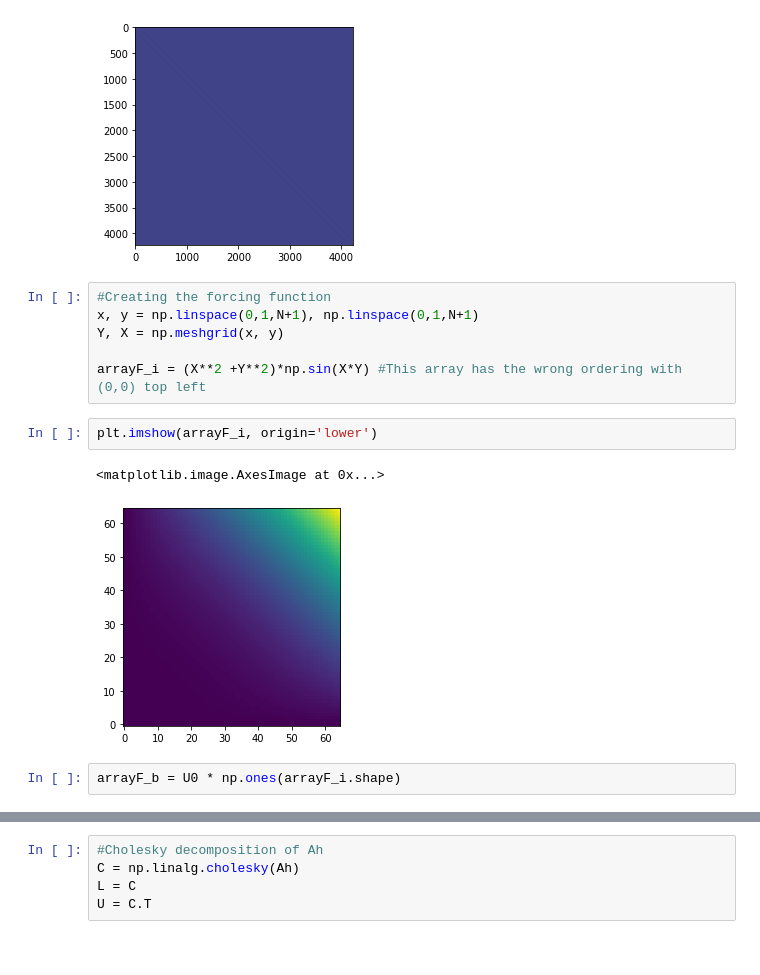
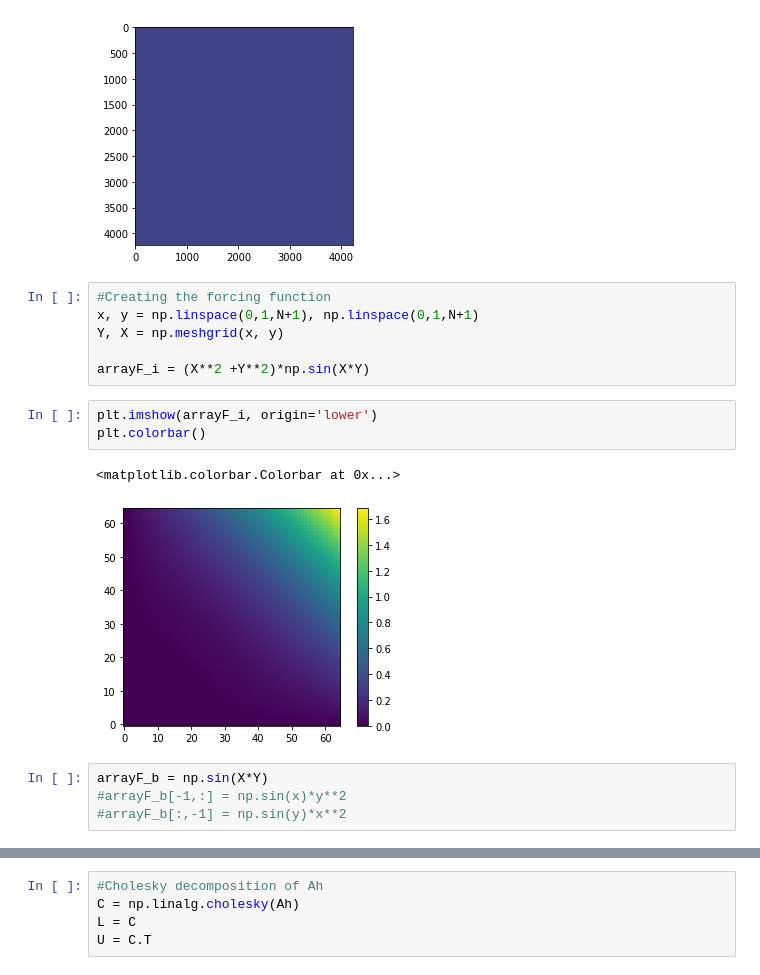
Before and after one commit to SangersJeroen/WI4201, a Jupyter notebook: construction.ipynb, the cells around one changed output, grey strips where cells are left out. Cells and saved outputs as stored; diff of their text form.

```diff
--- a/construction.ipynb
+++ b/construction.ipynb
@@ -57,13 +67,16 @@ plt.imshow(Ah)
 x, y = np.linspace(0,1,N+1), np.linspace(0,1,N+1)
 Y, X = np.meshgrid(x, y)
 
-arrayF_i = (X**2 +Y**2)*np.sin(X*Y) #This array has the wrong ordering with (0,0) top left
+arrayF_i = (X**2 +Y**2)*np.sin(X*Y)
 # %%
 plt.imshow(arrayF_i, origin='lower')
+plt.colorbar()
 # %% [output]
-<matplotlib.image.AxesImage at 0x...>
+<matplotlib.colorbar.Colorbar at 0x...>
-[figure, old version]
+[figure, new version]
-# %%
-arrayF_b = U0 * np.ones(arrayF_i.shape)
+# %%
+arrayF_b = np.sin(X*Y)
+#arrayF_b[-1,:] = np.sin(x)*y**2
+#arrayF_b[:,-1] = np.sin(y)*x**2
 # %%
 arrayF_b[1:-1,1:-1] = arrayF_i[1:-1,1:-1]
```
Also changed, not shown: parts of 18 cells of this notebook, 2 other files.
